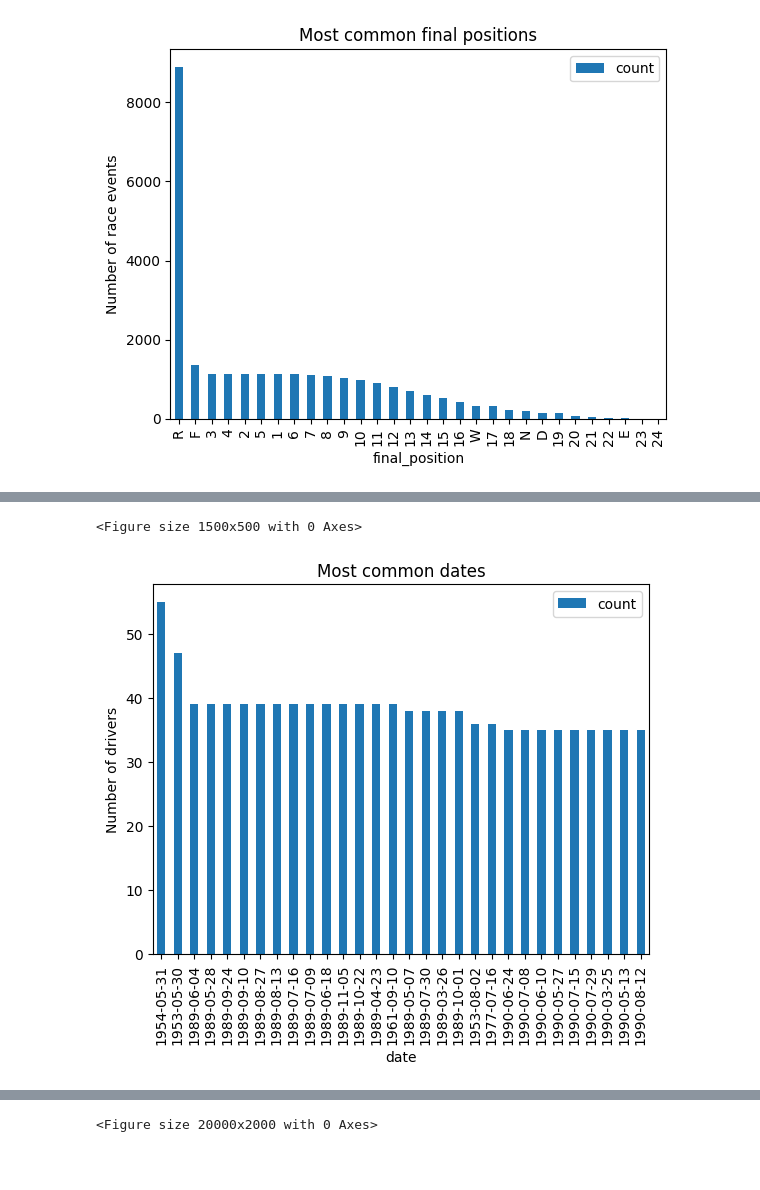
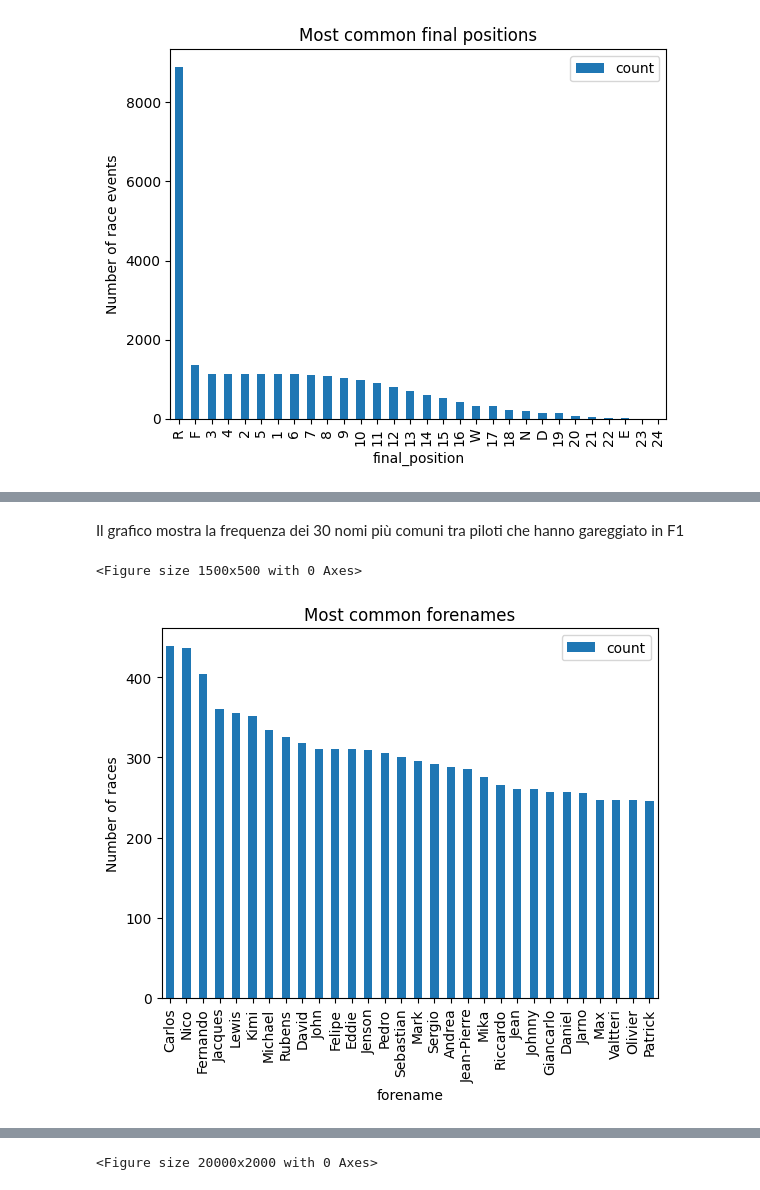
Before and after one commit to Manillin/Notes, a Jupyter notebook: masters/BigDataAnalytics/Lab/AssignmentEDA/assignment.ipynb, the cells around one changed output, grey strips where cells are left out. Saved outputs shown, nothing was run; the diff lists cells and outputs as text; code cells hidden in the pictures; blank space fills up the shorter version.

```diff
--- a/masters/BigDataAnalytics/Lab/AssignmentEDA/assignment.ipynb
+++ b/masters/BigDataAnalytics/Lab/AssignmentEDA/assignment.ipynb
@@ -43,3 +52,4 @@ df_drivers.rename(columns={'nationality': 'driver_nationality'}, inplace=True)
 df_results.rename(columns={'grid': 'starting_position', 'positionText': 'final_position', 'milliseconds': 'finishing_time'}, inplace=True)
 
 df_results['finishing_time'] = df_results['finishing_time'] / 1000
+df_results.loc[df_results['raceId'] == 918, 'points'] = df_results.loc[df_results['raceId'] == 918, 'points'] / 2
@@ -171,10 +254,12 @@ plt.show()
+# %% [markdown]
+Il grafico mostra la frequenza dei 30 nomi più comuni tra piloti che hanno gareggiato in F1
 # %%
-m = df["date"].value_counts().reset_index().head(30)
+m = df["forename"].value_counts().reset_index().head(30)
 plt.figure(figsize=(15,5))
-m.plot(kind='bar',x="date",y="count")
-plt.ylabel("Number of drivers")
-plt.title("Most common dates")
+m.plot(kind='bar',x="forename",y="count")
+plt.ylabel("Number of races")
+plt.title("Most common forenames")
 plt.show()
 # %% [output]
 <Figure size 1500x500 with 0 Axes>
-[figure, old version]
+[figure, new version]
```
Also changed, not shown: parts of 70 cells of this notebook, 20 other files.
